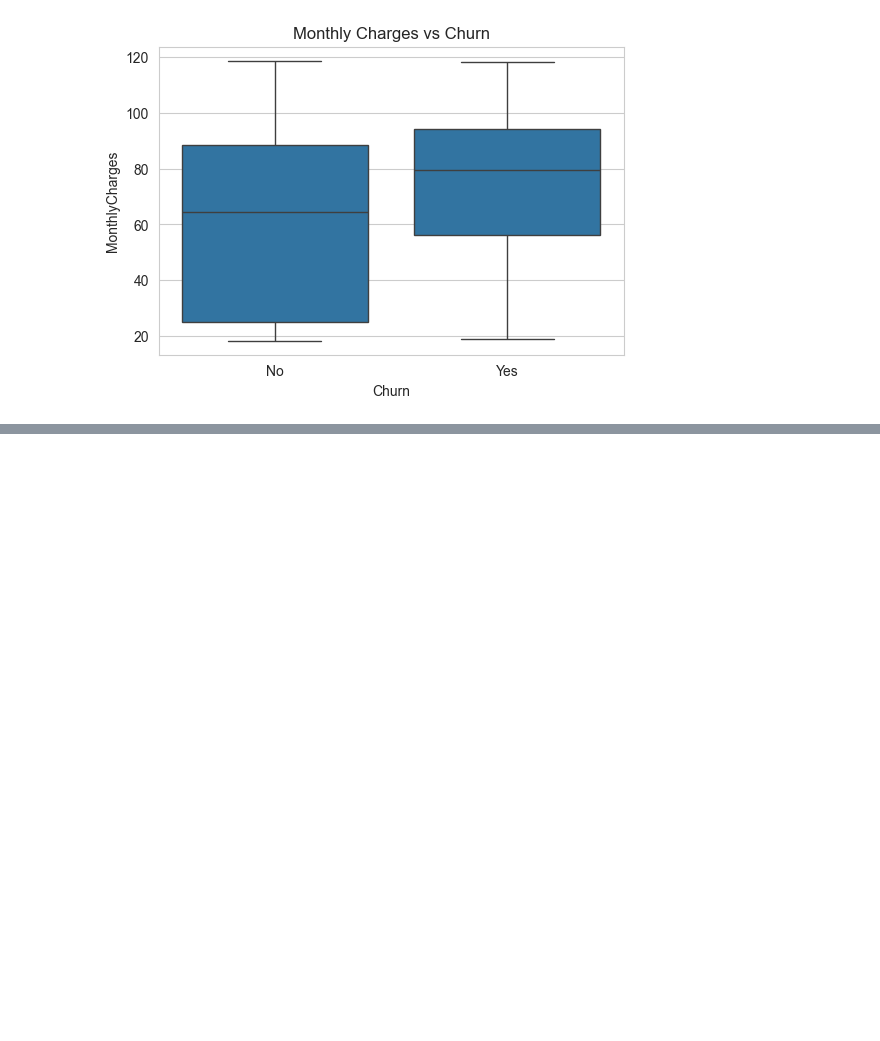
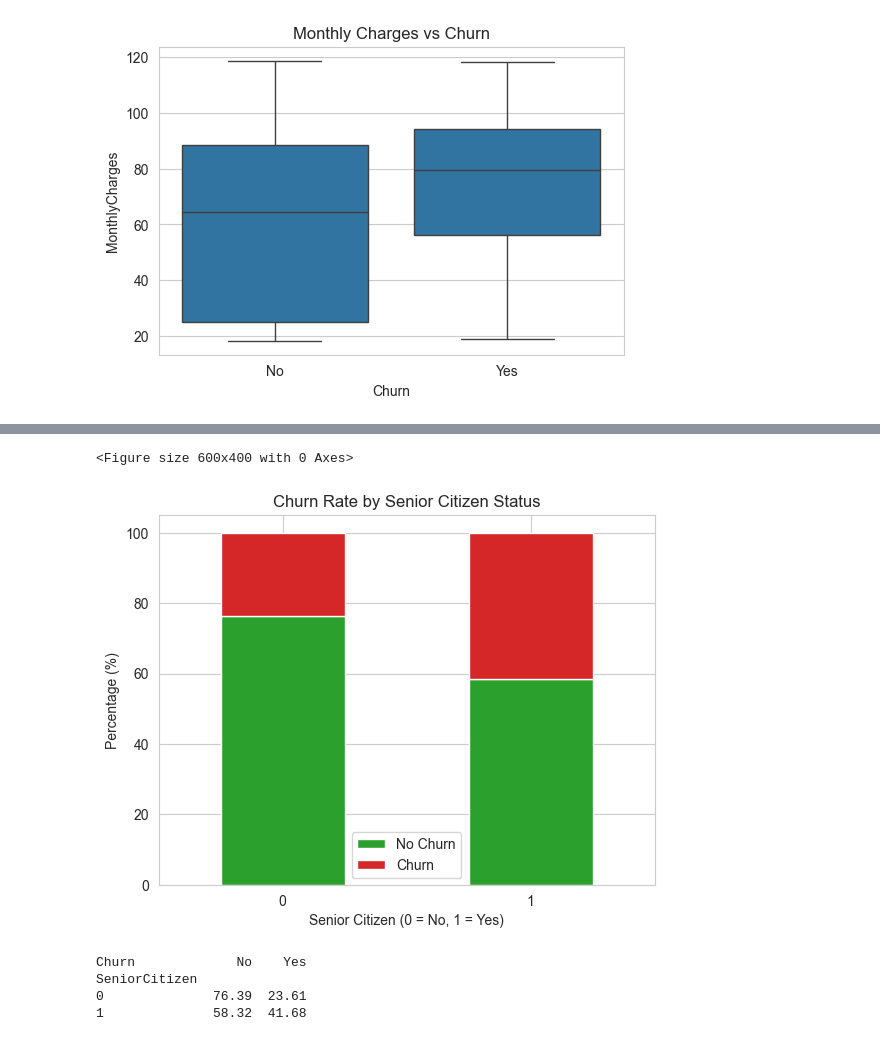
Before and after one commit to AKHIL572/Telecom-Customer-Churn-Analysis-Prediction, a Jupyter notebook: Notebook/2_EDA.ipynb, the cells around one changed output, grey strips where cells are left out. Drawn from its saved outputs; the diff is of its cells as text; code cells hidden in the pictures; blank space fills up the shorter version.

```diff
--- a/Notebook/2_EDA.ipynb
+++ b/Notebook/2_EDA.ipynb
@@ -156,0 +281,19 @@ Total charges is strongly dependent on tenure
+# %%
+plt.figure(figsize=(6,4))
+senior_churn = pd.crosstab(df['SeniorCitizen'], df['Churn'], normalize='index') * 100
+senior_churn.plot(kind='bar', stacked=True, color=['#2ca02c','#d62728'])
+plt.title('Churn Rate by Senior Citizen Status')
+plt.xlabel('Senior Citizen (0 = No, 1 = Yes)')
+plt.ylabel('Percentage (%)')
+plt.xticks(rotation=0)
+plt.legend(['No Churn','Churn'])
+plt.show()
+
+print(senior_churn.round(2))
+# %% [output]
+<Figure size 600x400 with 0 Axes>
+[figure, added]
+Churn             No    Yes
+SeniorCitizen
+0              76.39  23.61
+1              58.32  41.68
```
Also changed, not shown: parts of 20 cells of this notebook, 2 other files.
